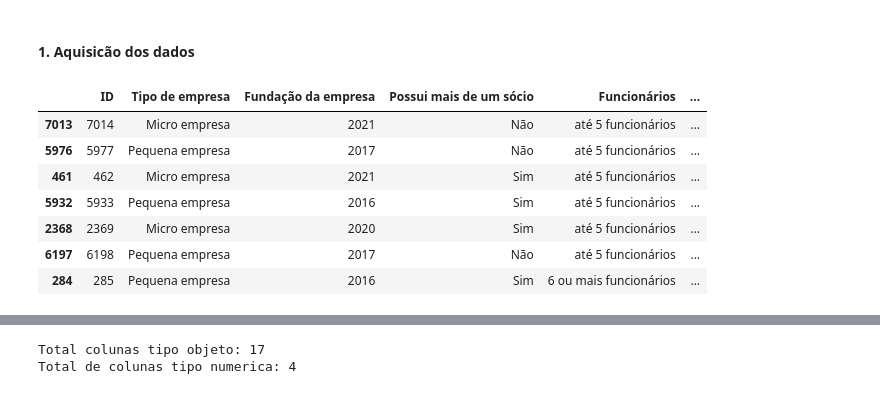
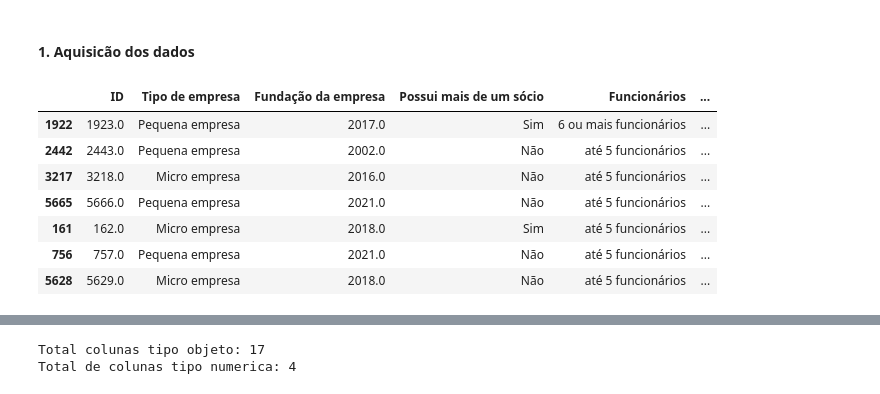
Before and after one commit to loadingerror/churn_model, a Jupyter notebook: Notebooks/teste_azul.ipynb, the cells around one changed output, grey strips where cells are left out. Saved outputs shown, nothing was run; the diff lists cells and outputs as text; code cells hidden in the pictures.

```diff
--- a/Notebooks/teste_azul.ipynb
+++ b/Notebooks/teste_azul.ipynb
@@ -198,14 +155,14 @@ def corr_report(data, columns, min_corr=0.1):
 # %% [markdown]
 #### 1. Aquisicão dos dados
 # %%
-df = pd.read_csv("../../Dados/Originais/customer_churn_data - customer_churn_data.csv")
+df = pd.read_excel("../Dados/Originais/customer_churn_data.xlsx")
 df.sample(7)
 # %% [output]
 |  | ID | Tipo de empresa | Fundação da empresa | Possui mais de um sócio | Funcionários | ... |
-| 7013 | 7014 | Micro empresa | 2021 | Não | até 5 funcionários | ... |
-| 5976 | 5977 | Pequena empresa | 2017 | Não | até 5 funcionários | ... |
-| 461 | 462 | Micro empresa | 2021 | Sim | até 5 funcionários | ... |
-| 5932 | 5933 | Pequena empresa | 2016 | Sim | até 5 funcionários | ... |
-| 2368 | 2369 | Micro empresa | 2020 | Sim | até 5 funcionários | ... |
-| 6197 | 6198 | Pequena empresa | 2017 | Não | até 5 funcionários | ... |
-| 284 | 285 | Pequena empresa | 2016 | Sim | 6 ou mais funcionários | ... |
+| 1922 | 1923.0 | Pequena empresa | 2017.0 | Sim | 6 ou mais funcionários | ... |
+| 2442 | 2443.0 | Pequena empresa | 2002.0 | Não | até 5 funcionários | ... |
+| 3217 | 3218.0 | Micro empresa | 2016.0 | Não | até 5 funcionários | ... |
+| 5665 | 5666.0 | Pequena empresa | 2021.0 | Não | até 5 funcionários | ... |
+| 161 | 162.0 | Micro empresa | 2018.0 | Sim | até 5 funcionários | ... |
+| 756 | 757.0 | Pequena empresa | 2021.0 | Não | até 5 funcionários | ... |
+| 5628 | 5629.0 | Micro empresa | 2018.0 | Não | até 5 funcionários | ... |
```
Also changed, not shown: parts of 4 cells of this notebook, 1 other file.
